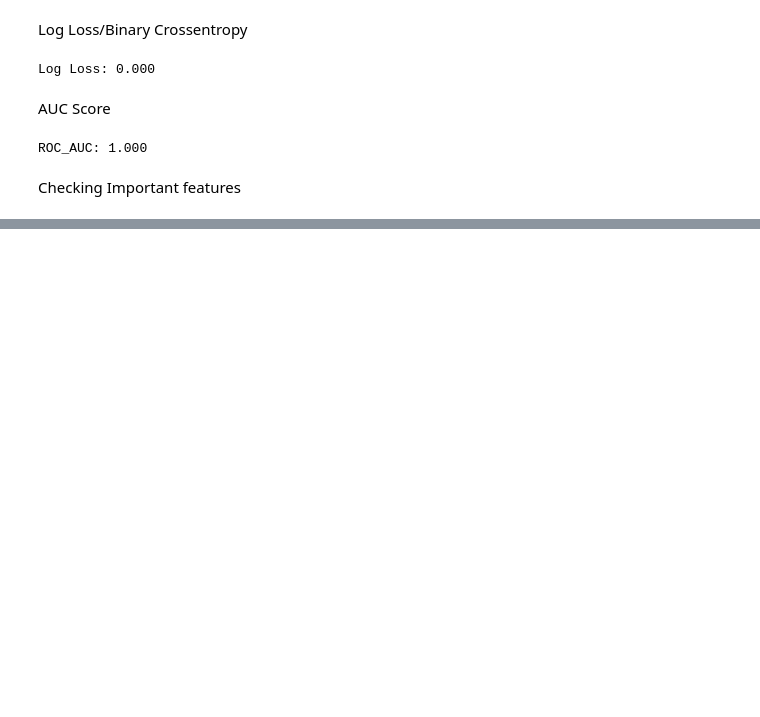
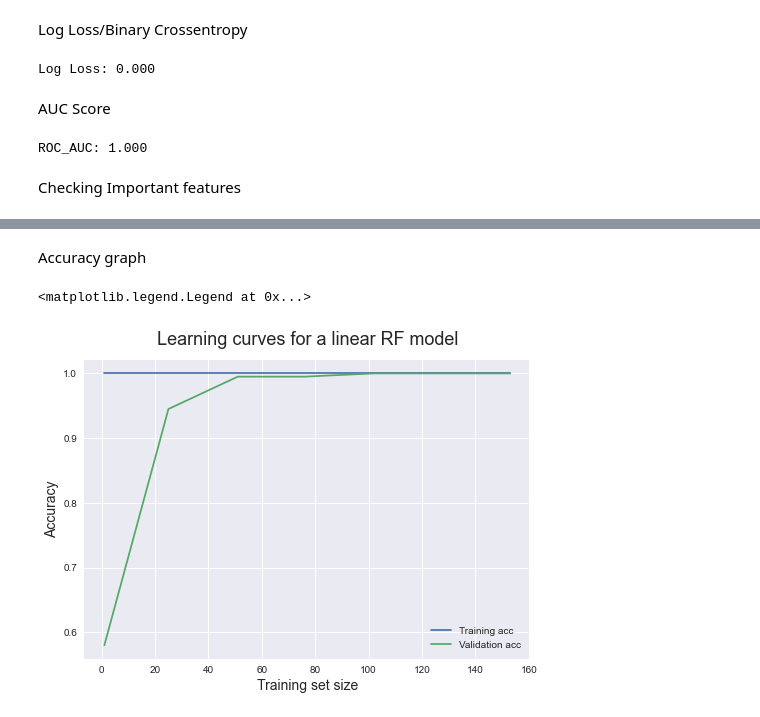
Before and after one commit to saadk555/OS-Project, a Jupyter notebook: RF.ipynb, the cells around one changed output, grey strips where cells are left out. Saved outputs shown, nothing was run; the diff lists cells and outputs as text; code cells hidden in the pictures; blank space fills up the shorter version.

```diff
--- a/RF.ipynb
+++ b/RF.ipynb
@@ -308,0 +323,22 @@ plt.show()
+# %% [markdown]
+Accuracy graph
+# %%
+train_sizes = [1,25,51,76,102,127,153]
+train_sizes,train_scores, validation_scores = learning_curve(estimator = ensemble.RandomForestClassifier(),
+                                                          X = X,
+                                                          y = y,
+                                                          train_sizes = train_sizes,
+                                                          cv = 5,
+                                                          scoring = 'accuracy')
+train_scores_mean = train_scores.mean(axis = 1)
+validation_scores_mean = validation_scores.mean(axis =1)
+plt.style.use('seaborn')
+plt.plot(train_sizes, train_scores_mean, label = 'Training acc')
+plt.plot(train_sizes, validation_scores_mean, label = 'Validation acc')
+plt.ylabel('Accuracy', fontsize = 14)
+plt.xlabel('Training set size', fontsize = 14)
+plt.title('Learning curves for a linear RF model', fontsize = 18, y = 1.03)
+plt.legend()
+# %% [output]
+<matplotlib.legend.Legend at 0x...>
+[figure, added]
```
Also changed, not shown: parts of 9 cells of this notebook.
